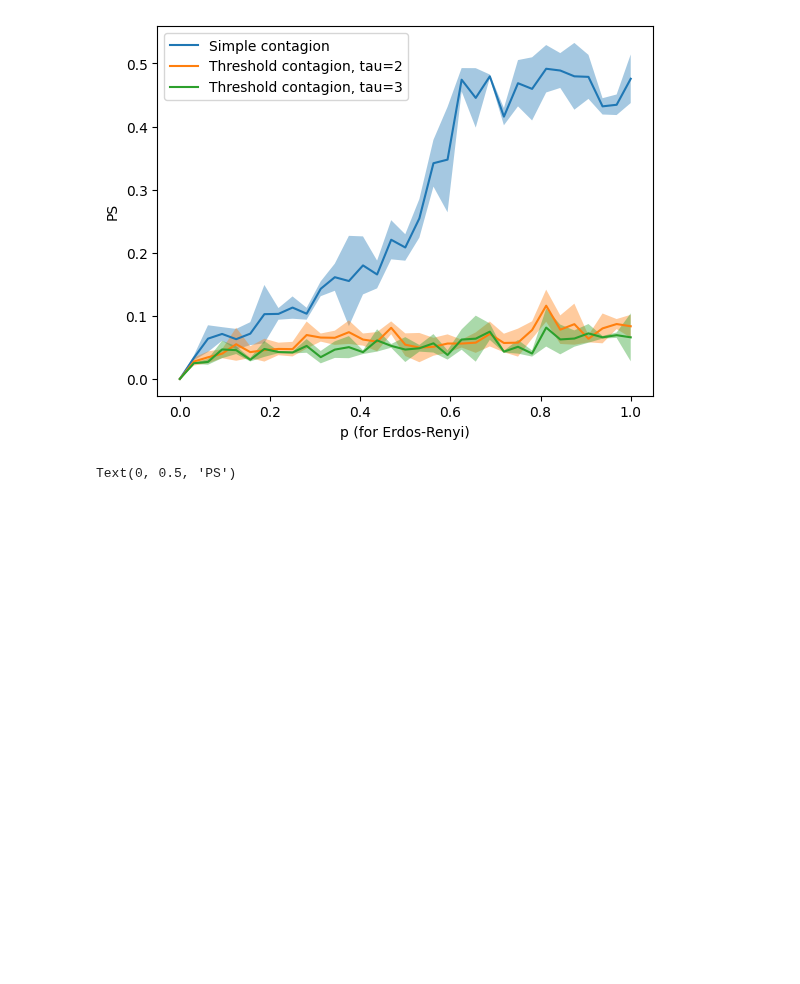
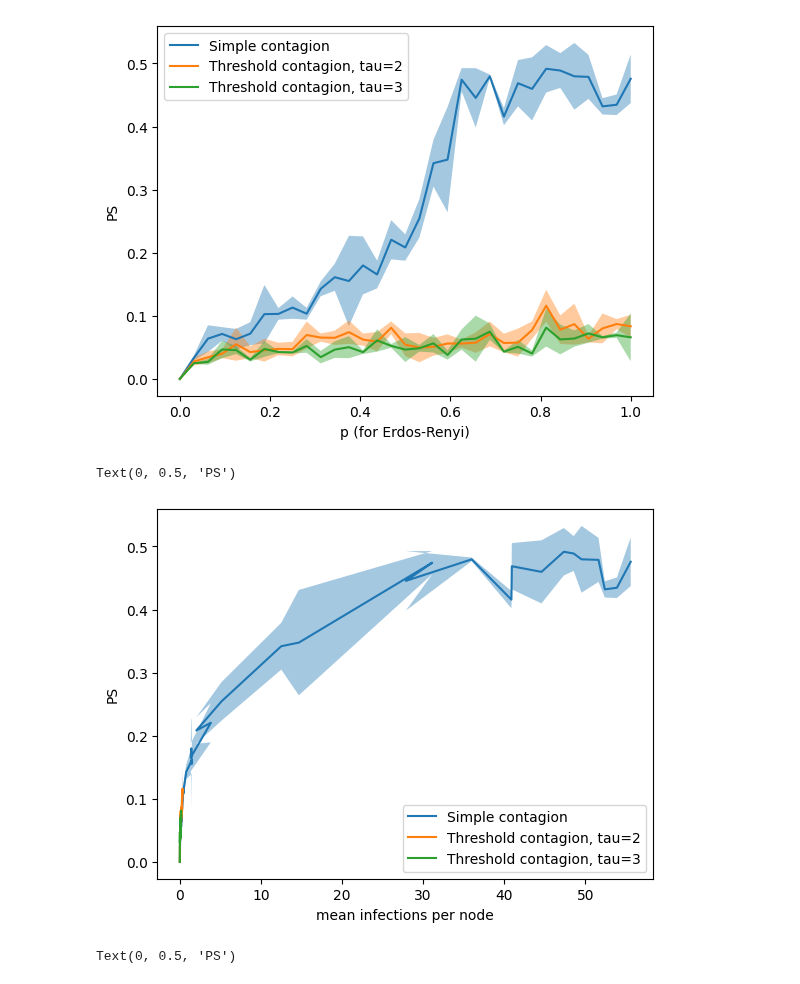
Before and after one commit to nwlandry/complex-network-reconstruction, a Jupyter notebook: plot_er_test.ipynb, the cells around one changed output. Saved outputs shown, nothing was run; the diff lists cells and outputs as text; code cells hidden in the pictures; blank space fills up the shorter version.

```diff
--- a/plot_er_test.ipynb
+++ b/plot_er_test.ipynb
@@ -26,26 +26,27 @@ for f in os.listdir(data_dir):
     clist.add(c)
     rlist.add(r)
 
+clist = sorted(clist)
 plist = sorted(plist)
-clist = sorted(clist)
 rlist = sorted(rlist)
 
+c_dict = dict(zip(clist, range(len(clist))))
 p_dict = dict(zip(plist, range(len(plist))))
-c_dict = dict(zip(clist, range(len(clist))))
 r_dict = dict(zip(rlist, range(len(rlist))))
 
 
-psmat = np.zeros((len(plist), len(clist), len(rlist)))
-spsmat = np.zeros((len(plist), len(clist), len(rlist)))
-ipn = np.zeros((len(plist), len(clist), len(rlist)))
+psmat = np.zeros((len(clist), len(plist), len(rlist)))
+spsmat = np.zeros((len(clist), len(plist), len(rlist)))
+ipn = np.zeros((len(clist), len(plist), len(rlist)))
 
 for f in os.listdir(data_dir):
     d = f.split(".json")[0].split("-")
     p = float(d[0])
     c = int(d[1])
     r = int(d[2])
-    i = p_dict[p]
-    j = c_dict[c]
+
+    i = c_dict[c]
+    j = p_dict[p]
     k = r_dict[r]
 
     fname = os.path.join(data_dir, f)
@@ -67,8 +66,9 @@ for f in os.listdir(data_dir):
 l = ["Simple contagion", "Threshold contagion, tau=2", "Threshold contagion, tau=3"]
 
 for i in c_dict:
-    ps_mean = np.mean(psmat, axis=2)[:, c_dict[i]]
-    ps_std = np.std(psmat, axis=2)[:, c_dict[i]]
+    ps_mean = np.mean(psmat, axis=2)[c_dict[i]]
+    ps_std = np.std(psmat, axis=2)[c_dict[i]]
+    ipn_mean = np.mean(ipn, axis=2)[c_dict[i]]
     plt.plot(plist, ps_mean, label=l[i])
     plt.fill_between(plist, ps_mean - ps_std, ps_mean + ps_std, alpha=0.4)
 plt.legend()
@@ -77,6 +77,21 @@ plt.ylabel("PS")
 # %% [output]
 Text(0, 0.5, 'PS')
 [figure]
+# %%
+l = ["Simple contagion", "Threshold contagion, tau=2", "Threshold contagion, tau=3"]
+
+for i in c_dict:
+    ps_mean = np.mean(psmat, axis=2)[c_dict[i]]
+    ps_std = np.std(psmat, axis=2)[c_dict[i]]
+    ipn_mean = np.mean(ipn, axis=2)[c_dict[i]]
+    plt.plot(ipn_mean, ps_mean, label=l[i])
+    plt.fill_between(ipn_mean, ps_mean - ps_std, ps_mean + ps_std, alpha=0.4)
+plt.legend()
+plt.xlabel("mean infections per node")
+plt.ylabel("PS")
+# %% [output]
+Text(0, 0.5, 'PS')
+[figure, added]
 # %%
 l = ["Simple contagion", "Threshold contagion, tau=2", "Threshold contagion, tau=3"]
 
```
Also changed, not shown: parts of 1 cell of this notebook, 5 other files.
